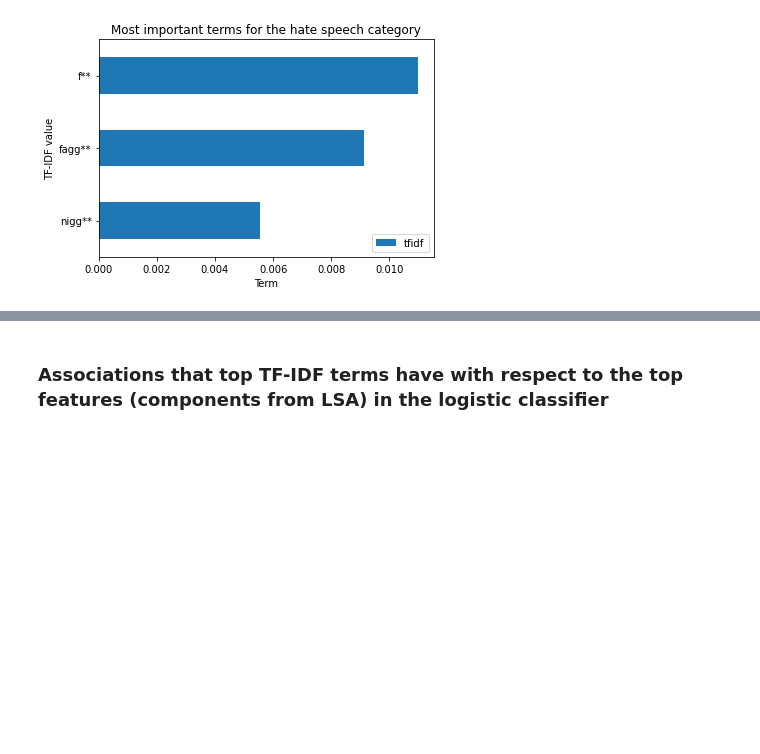
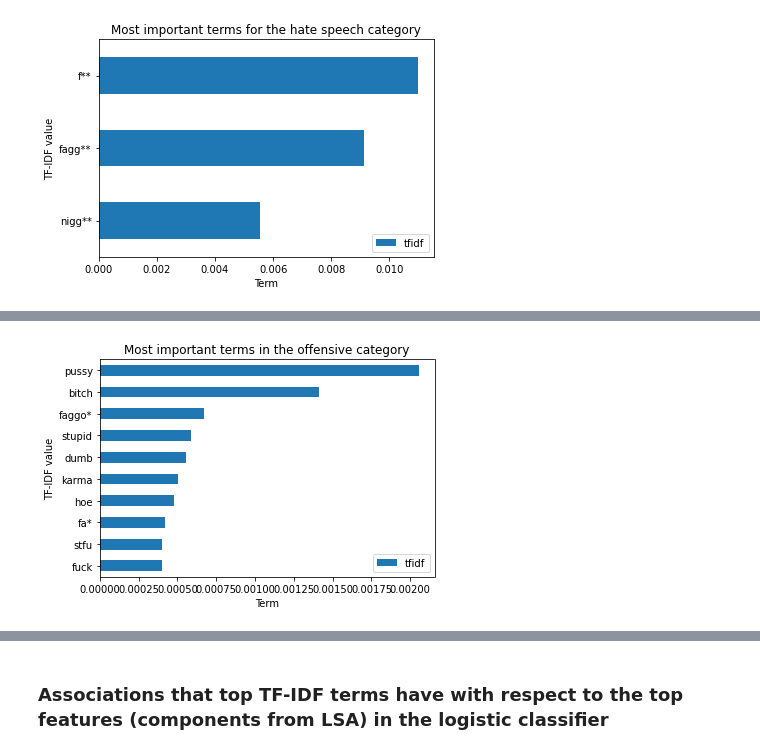
Before and after one commit to gregorio-saporito/hate-speech-detection, a Jupyter notebook: main.ipynb, the cells around one changed output, grey strips where cells are left out. Drawn from its saved outputs; the diff is of its cells as text; code cells hidden in the pictures; blank space fills up the shorter version.

```diff
--- a/main.ipynb
+++ b/main.ipynb
@@ -796,0 +824,4 @@ plt.show()
+# %%
+terminology('offensive')
+# %% [output]
+[figure, added]
```
Also changed, not shown: parts of 5 cells of this notebook.
